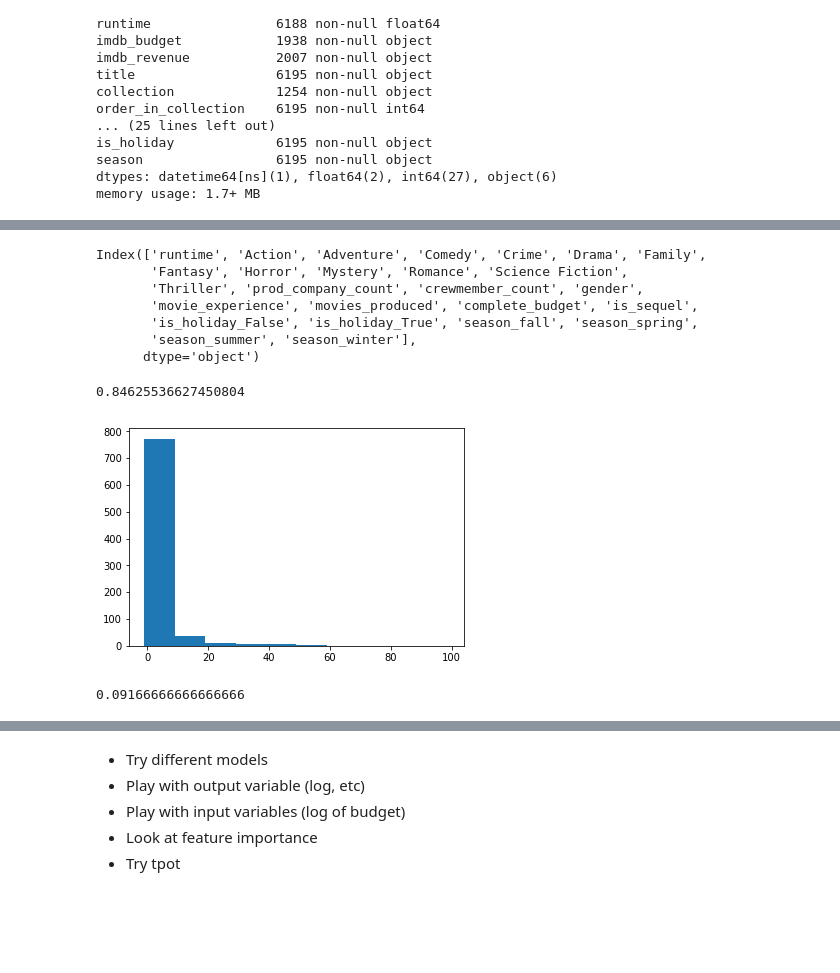
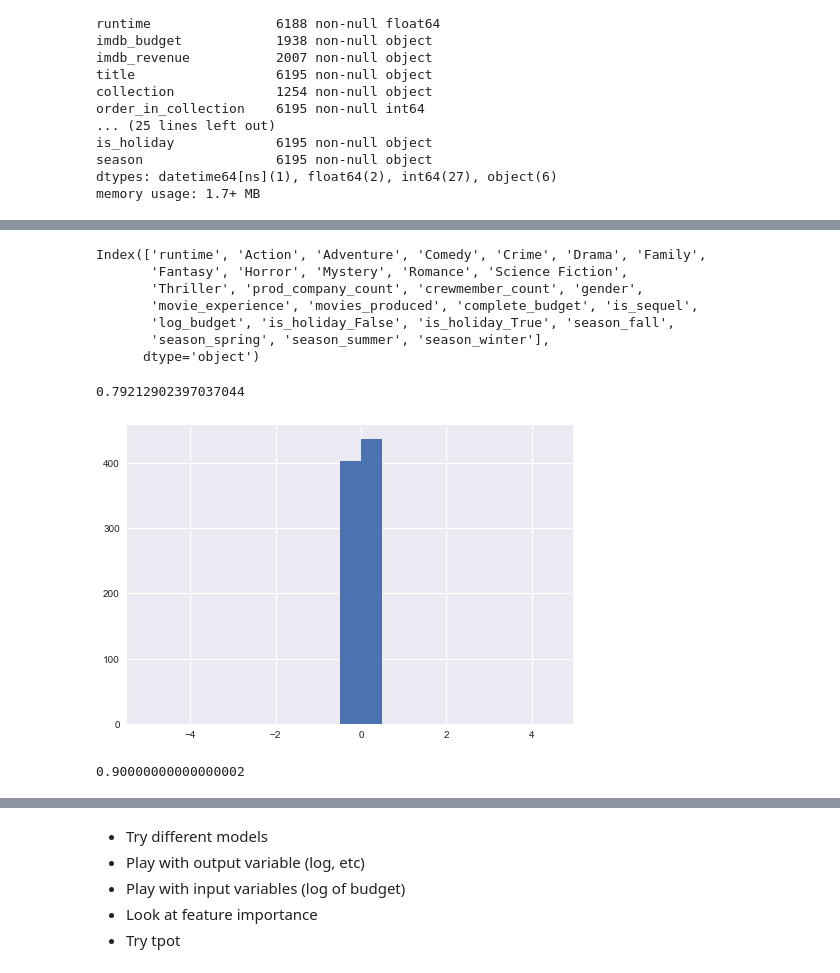
Before and after one commit to abew16/Data-Science-Bootcamp, a Jupyter notebook: Unit 3/Capstone/Predicting Movie Revenue.ipynb, the cells around one changed output, grey strips where cells are left out. Cells and saved outputs as stored; diff of their text form; code cells hidden in the pictures; blank space fills up the shorter version.

Commit message:
Transformed revenue & budget

```diff
--- a/Unit 3/Capstone/Predicting Movie Revenue.ipynb
+++ b/Unit 3/Capstone/Predicting Movie Revenue.ipynb
@@ -218,6 +218,8 @@ df['is_sequel'] = df['order_in_collection'] > 1
 df['profit'] = df['complete_revenue'] - df['complete_budget']
 df['ROI'] = df['profit'] / df['complete_budget']
 df['gross_margin'] = df['complete_revenue'] / df['complete_budget']
+df['log_revenue'] = df['complete_revenue'].apply(np.log)
+df['log_budget'] = df['complete_budget'].apply(np.log)
 # %%
 cols_to_drop = ['budget','revenue','imdb_budget','imdb_revenue','collection','order_in_collection']
 df.drop(cols_to_drop,axis=1,inplace=True)
@@ -412,11 +414,13 @@ drop_genres = set(genres) - set(genre_list)
 model_data = df.drop(list(drop_genres),axis=1)
 model_data = model_data.drop(['profit','ROI','release_date','title','complete_revenue'],axis=1)
 no_budget_model_data = model_data.drop('complete_budget',axis=1)
+# %%
+model_data = model_data.drop(['gross_margin'],axis=1)
 # %%
 df_dum = pd.get_dummies(model_data)
 
-x = df_dum.loc[:,df_dum.columns != 'gross_margin']
-y = df_dum['gross_margin']
+x = df_dum.loc[:,df_dum.columns != 'log_revenue']
+y = df_dum['log_revenue']
 
 x_train = x.sample(frac=.8)
 y_train = y[x_train.index]
@@ -546,8 +550,8 @@ x_test.sort_values('y_delta', ascending=True)
 # %%
 df_dum = pd.get_dummies(model_data)
 
-x = df_dum.loc[:,df_dum.columns != 'gross_margin']
-y = df_dum['gross_margin']
+x = df_dum.loc[:,df_dum.columns != 'log_revenue']
+y = df_dum['log_revenue']
 
 x_train = x.sample(frac=.8)
 y_train = y[x_train.index]
@@ -561,28 +565,28 @@ Index(['runtime', 'Action', 'Adventure', 'Comedy', 'Crime', 'Drama', 'Family',
        'Fantasy', 'Horror', 'Mystery', 'Romance', 'Science Fiction',
        'Thriller', 'prod_company_count', 'crewmember_count', 'gender',
        'movie_experience', 'movies_produced', 'complete_budget', 'is_sequel',
-       'is_holiday_False', 'is_holiday_True', 'season_fall', 'season_spring',
-       'season_summer', 'season_winter'],
+       'log_budget', 'is_holiday_False', 'is_holiday_True', 'season_fall',
+       'season_spring', 'season_summer', 'season_winter'],
       dtype='object')
 # %%
 from sklearn.ensemble import RandomForestRegressor
 
-rf = RandomForestRegressor(max_depth=10,max_features=None)
+rf = RandomForestRegressor(max_depth=12,max_features=None)
 
 rf.fit(x_train,y_train)
 y_predict = dt.predict(x_test)
 rf.score(x_train,y_train)
 # %% [output]
-0.84625536627450804
+0.79212902397037044
 # %%
 percent_error = (y_predict - y_test) / y_test
 
-plt.hist(percent_error, bins=np.arange(-1,105,10))
+plt.hist(percent_error, bins=np.arange(-5,5,.5))
 plt.show()
 np.mean((percent_error < .1) & (percent_error > -.1))
 # %% [output]
-[figure, old version]
+[figure, new version]
-0.09166666666666666
+0.90000000000000002
 # %%
 x_test['y_actual'] = y_test
 x_test['y_predict'] = y_predict
```
Also changed, not shown: parts of 22 cells of this notebook.
